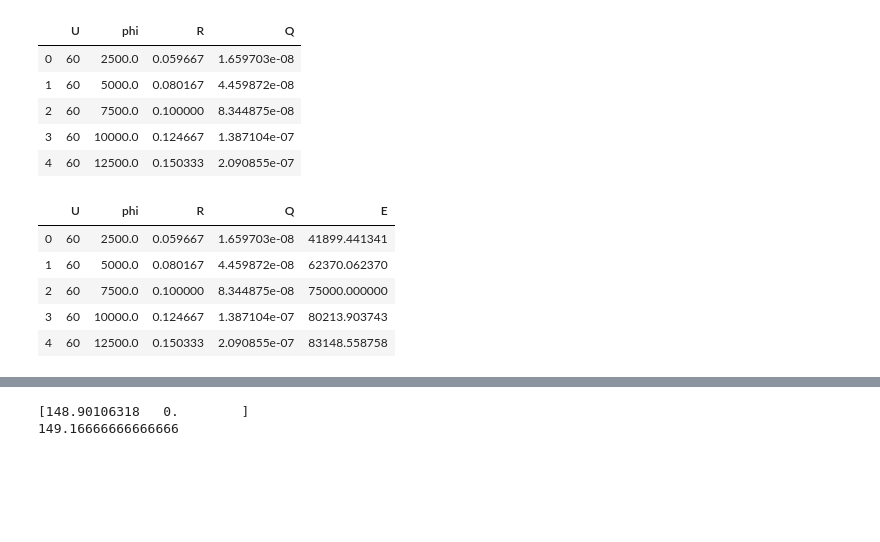
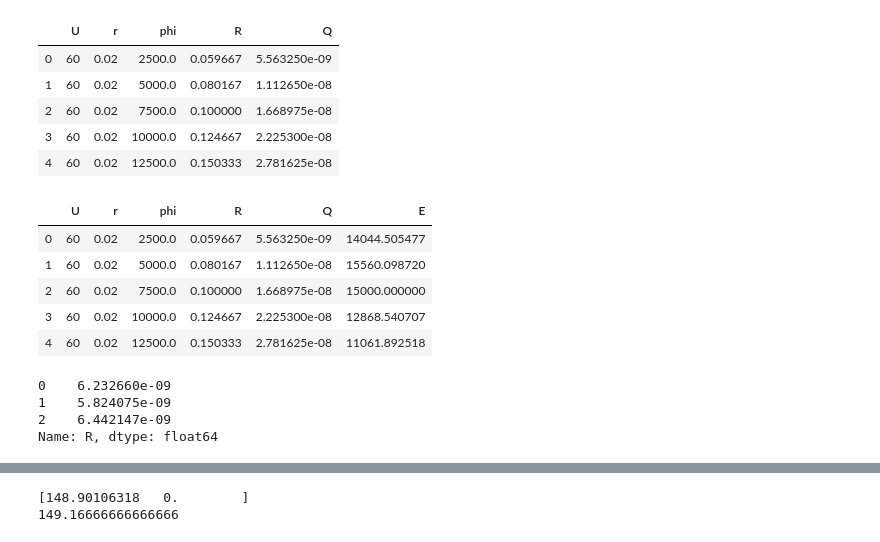
Before and after one commit to ShkalikovOleh/Physics-Labs, a Jupyter notebook: Electricity and magnetism/Lab2 | Electric potential/Lab 2 | Electric potential.ipynb, the cells around one changed output, grey strips where cells are left out. Drawn from its saved outputs; the diff is of its cells as text; code cells hidden in the pictures; blank space fills up the shorter version.

```diff
--- a/Electricity and magnetism/Lab2 | Electric potential/Lab 2 | Electric potential.ipynb
+++ b/Electricity and magnetism/Lab2 | Electric potential/Lab 2 | Electric potential.ipynb
@@ -9,5 +9,6 @@ import scipy.constants as consts
 df = pd.read_csv("Lab2.csv")
 df['R'] = df.apply(lambda row: row['R'] / 100 ,axis = 1)
 df['phi'] = df.apply(lambda row: row['phi'] * 1000,axis = 1)
+df['r'] = df.apply(lambda row: row['r'] / 100,axis = 1)
 df
 # %% [output]
@@ -30,4 +31,4 @@ df
 # %%
-data = df.groupby(['U','phi'], as_index = False).mean()
+data = df.groupby(['U','r','phi'], as_index = False).mean()
 data
 # %% [output]
@@ -42,20 +46,28 @@ k = 1 / (4 * consts.pi * consts.epsilon_0)
 # %%
-data['Q'] = data.apply(lambda row: row['phi'] * row['R'] / k,axis = 1)
+data['Q'] = data.apply(lambda row: row['phi'] * row['r'] / k,axis = 1)
 data
 # %% [output]
-|  | U | phi | R | Q |
-| 0 | 60 | 2500.0 | 0.059667 | 1.659703e-08 |
-| 1 | 60 | 5000.0 | 0.080167 | 4.459872e-08 |
-| 2 | 60 | 7500.0 | 0.100000 | 8.344875e-08 |
-| 3 | 60 | 10000.0 | 0.124667 | 1.387104e-07 |
-| 4 | 60 | 12500.0 | 0.150333 | 2.090855e-07 |
+|  | U | r | phi | R | Q |
+| 0 | 60 | 0.02 | 2500.0 | 0.059667 | 5.563250e-09 |
+| 1 | 60 | 0.02 | 5000.0 | 0.080167 | 1.112650e-08 |
+| 2 | 60 | 0.02 | 7500.0 | 0.100000 | 1.668975e-08 |
+| 3 | 60 | 0.02 | 10000.0 | 0.124667 | 2.225300e-08 |
+| 4 | 60 | 0.02 | 12500.0 | 0.150333 | 2.781625e-08 |
 # %%
 data['E'] = data.apply(lambda row: k * row['Q'] / row['R']**2,axis = 1)
 data
 # %% [output]
-|  | U | phi | R | Q | E |
-| 0 | 60 | 2500.0 | 0.059667 | 1.659703e-08 | 41899.441341 |
-| 1 | 60 | 5000.0 | 0.080167 | 4.459872e-08 | 62370.062370 |
-| 2 | 60 | 7500.0 | 0.100000 | 8.344875e-08 | 75000.000000 |
-| 3 | 60 | 10000.0 | 0.124667 | 1.387104e-07 | 80213.903743 |
-| 4 | 60 | 12500.0 | 0.150333 | 2.090855e-07 | 83148.558758 |
+|  | U | r | phi | R | Q | E |
+| 0 | 60 | 0.02 | 2500.0 | 0.059667 | 5.563250e-09 | 14044.505477 |
+| 1 | 60 | 0.02 | 5000.0 | 0.080167 | 1.112650e-08 | 15560.098720 |
+| 2 | 60 | 0.02 | 7500.0 | 0.100000 | 1.668975e-08 | 15000.000000 |
+| 3 | 60 | 0.02 | 10000.0 | 0.124667 | 2.225300e-08 | 12868.540707 |
+| 4 | 60 | 0.02 | 12500.0 | 0.150333 | 2.781625e-08 | 11061.892518 |
+# %%
+Q = data['E'][1] * df['R'][0:3]**2 / k
+print(Q)
+# %% [output]
+0    6.232660e-09
+1    5.824075e-09
+2    6.442147e-09
+Name: R, dtype: float64
```
Also changed, not shown: parts of 11 cells of this notebook.
